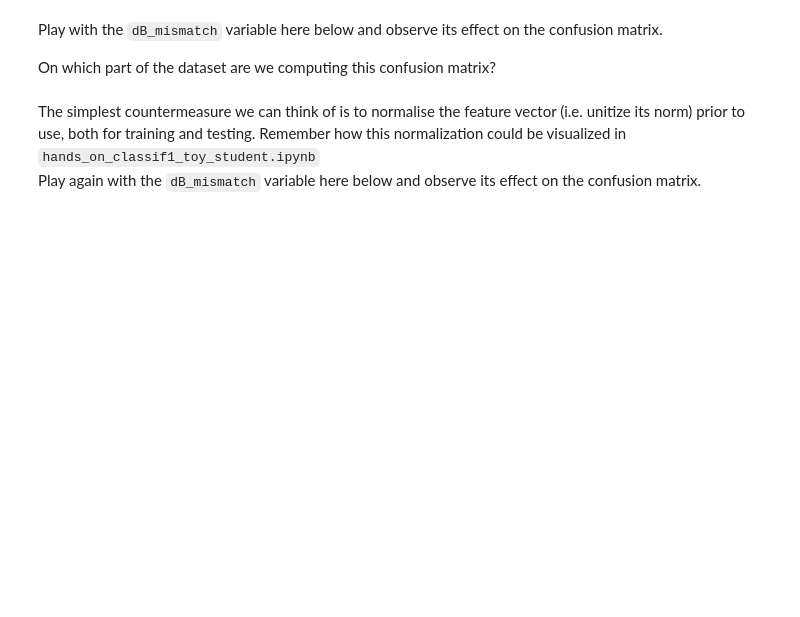
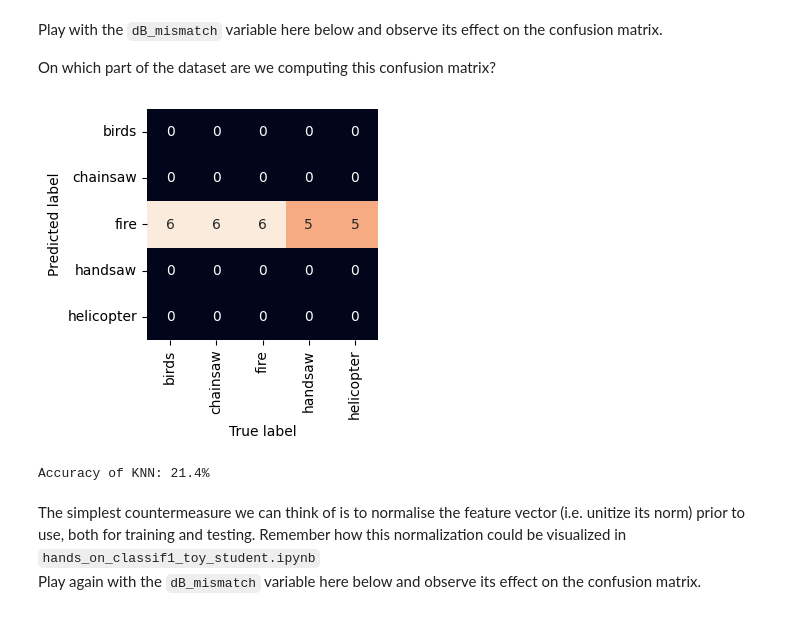
Before and after one commit to LoicTumelaire/LELEC210X, a Jupyter notebook: classification/h5a2_audio.ipynb, the cells around one changed output. Cells and saved outputs as stored; diff of their text form; code cells hidden in the pictures; blank space fills up the shorter version.

```diff
--- a/classification/h5a2_audio.ipynb
+++ b/classification/h5a2_audio.ipynb
@@ -248,15 +289,19 @@ Play with the ``dB_mismatch`` variable here below and observe its effect on the
 On which part of the dataset are we computing this confusion matrix?
 # %%
 ### TO RUN
-dB_mismatch = 0  # Play with this value
+dB_mismatch = 100 # Play with this value
 X_val_scaled = X_train[idx_val] * 10 ** (-dB_mismatch / 20)
 
 model_knn = KNeighborsClassifier(n_neighbors=10)
 model_knn.fit(X_train[idx_learn], y_train[idx_learn])
 prediction_knn = model_knn.predict(X_val_scaled)
 show_confusion_matrix(prediction_knn, y_train[idx_val], classnames)
 accuracy_knn = accuracy(prediction_knn, y_train[idx_val])
 print(f"Accuracy of KNN: {100 * accuracy_knn:.1f}%")
+print("We can see that the fire choice is always taken")
+# %% [output]
+[figure, added]
+Accuracy of KNN: 21.4%
 # %% [markdown]
 The simplest countermeasure we can think of is to normalise the feature vector (i.e. unitize its norm) prior to use, both for training and testing. Remember how this normalization could be visualized in ``hands_on_classif1_toy_student.ipynb`` <br>
 Play again with the ``dB_mismatch`` variable here below and observe its effect on the confusion matrix.
```
Also changed, not shown: parts of 20 cells of this notebook, 4 other files.
